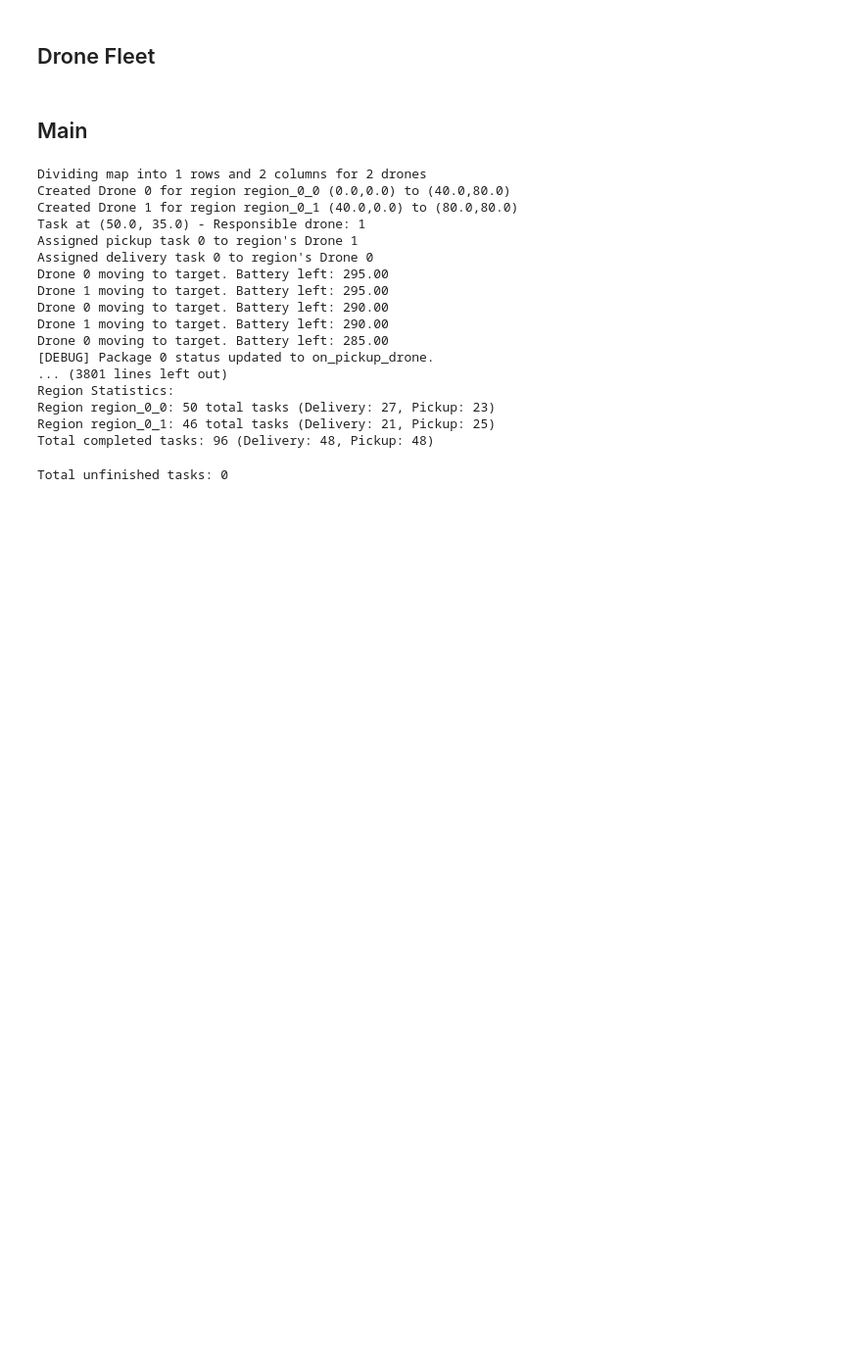
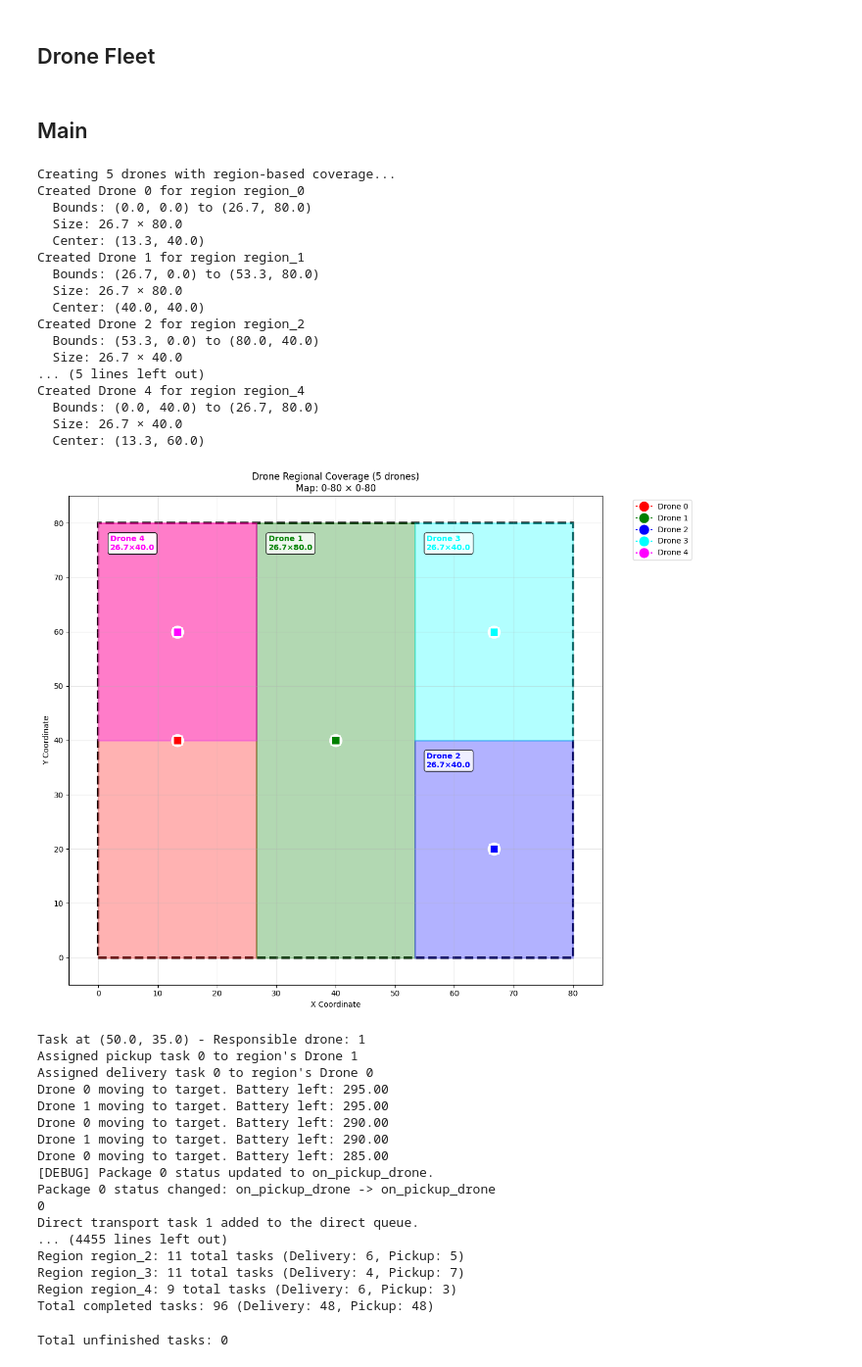
Before and after one commit to Jingren-Tang/New_Drone, a Jupyter notebook: DA_sample_project_future_assignment_regional_drone.ipynb, the cells around one changed output. Shown at 98% size. Drawn from its saved outputs; the diff is of its cells as text; code cells hidden in the pictures; blank space fills up the shorter version.

```diff
--- a/DA_sample_project_future_assignment_regional_drone.ipynb
+++ b/DA_sample_project_future_assignment_regional_drone.ipynb
@@ -3232,7 +3352,7 @@ def calculate_distance(x1, y1, x2, y2):
 
 task_queue_threshold = 5  # Threshold for batch processing
 tolerance = 10
-allow_cross_region = True  # 设置为True允许跨区域，False则限制在各自区域
+allow_cross_region = False  # 设置为True允许跨区域，False则限制在各自区域
 
 # 初始化统计信息
 task_statistics = []
@@ -3246,7 +3366,8 @@ bus_stations = [
     for index, row in bus_stations_df.iterrows()
 ]
 # 初始化模拟
-drone_fleet = DroneFleet(initial_drone_count=2)
+drone_fleet = DroneFleet(initial_drone_count=5)
+drone_fleet.visualize_regions()
 drone_fleet.task_queue_threshold = task_queue_threshold   # 创建4个区域的无人机
 
 for drone in drone_fleet.drones:
@@ -3576,50 +3697,68 @@ total_pickup_tasks = 0
 for drone in drone_fleet.drones:
     print(f"Drone {drone.drone_id}: Completed {drone.delivery_tasks_completed} delivery tasks, and {drone.pickup_tasks_completed} pickup tasks.")
     total_delivery_tasks += drone.delivery_tasks_completed
     total_pickup_tasks += drone.pickup_tasks_completed
 
 # print(f"Total completed tasks: {total_delivery_tasks + total_pickup_tasks} (Delivery: {total_delivery_tasks}, Pickup: {total_pickup_tasks})")
 
 
 # 可以添加区域统计信息
 print("\nRegion Statistics:")
 region_stats = {}
 for drone in drone_fleet.drones:
     region = drone.region
     if region not in region_stats:
         region_stats[region] = {
             'delivery_tasks': 0,
             'pickup_tasks': 0,
             'total_tasks': 0
         }
     region_stats[region]['delivery_tasks'] += drone.delivery_tasks_completed
     region_stats[region]['pickup_tasks'] += drone.pickup_tasks_completed
     region_stats[region]['total_tasks'] += drone.delivery_tasks_completed + drone.pickup_tasks_completed
 
 for region, stats in region_stats.items():
     print(f"Region {region}: {stats['total_tasks']} total tasks (Delivery: {stats['delivery_tasks']}, Pickup: {stats['pickup_tasks']})")
 print(f"Total completed tasks: {total_delivery_tasks + total_pickup_tasks} (Delivery: {total_delivery_tasks}, Pickup: {total_pickup_tasks})")
 simulation_df = pd.DataFrame(simulation_records)
 bus_simulation_df = pd.DataFrame(bus_records)
 package_simulation_df = pd.DataFrame(package_records)
 # %% [output]
-Dividing map into 1 rows and 2 columns for 2 drones
-Created Drone 0 for region region_0_0 (0.0,0.0) to (40.0,80.0)
-Created Drone 1 for region region_0_1 (40.0,0.0) to (80.0,80.0)
-Task at (50.0, 35.0) - Responsible drone: 1
-Assigned pickup task 0 to region's Drone 1
-Assigned delivery task 0 to region's Drone 0
-Drone 0 moving to target. Battery left: 295.00
-Drone 1 moving to target. Battery left: 295.00
-Drone 0 moving to target. Battery left: 290.00
-Drone 1 moving to target. Battery left: 290.00
-Drone 0 moving to target. Battery left: 285.00
-[DEBUG] Package 0 status updated to on_pickup_drone.
-... (3801 lines left out)
-Region Statistics:
-Region region_0_0: 50 total tasks (Delivery: 27, Pickup: 23)
-Region region_0_1: 46 total tasks (Delivery: 21, Pickup: 25)
-Total completed tasks: 96 (Delivery: 48, Pickup: 48)
+Creating 5 drones with region-based coverage...
+Created Drone 0 for region region_0
+  Bounds: (0.0, 0.0) to (26.7, 80.0)
+  Size: 26.7 × 80.0
+  Center: (13.3, 40.0)
+Created Drone 1 for region region_1
+  Bounds: (26.7, 0.0) to (53.3, 80.0)
+  Size: 26.7 × 80.0
+  Center: (40.0, 40.0)
+Created Drone 2 for region region_2
+  Bounds: (53.3, 0.0) to (80.0, 40.0)
+  Size: 26.7 × 40.0
+... (5 lines left out)
+Created Drone 4 for region region_4
+  Bounds: (0.0, 40.0) to (26.7, 80.0)
+  Size: 26.7 × 40.0
+  Center: (13.3, 60.0)
+[figure, added]
+Task at (50.0, 35.0) - Responsible drone: 1
+Assigned pickup task 0 to region's Drone 1
+Assigned delivery task 0 to region's Drone 0
+Drone 0 moving to target. Battery left: 295.00
+Drone 1 moving to target. Battery left: 295.00
+Drone 0 moving to target. Battery left: 290.00
+Drone 1 moving to target. Battery left: 290.00
+Drone 0 moving to target. Battery left: 285.00
+[DEBUG] Package 0 status updated to on_pickup_drone.
+Package 0 status changed: on_pickup_drone -> on_pickup_drone
+0
+Direct transport task 1 added to the direct queue.
+... (4455 lines left out)
+Region region_2: 11 total tasks (Delivery: 6, Pickup: 5)
+Region region_3: 11 total tasks (Delivery: 4, Pickup: 7)
+Region region_4: 9 total tasks (Delivery: 6, Pickup: 3)
+Total completed tasks: 96 (Delivery: 48, Pickup: 48)
 # %%
 # # print(package_simulation_df.tail(20))
 # # 计算各个指标
```
Also changed, not shown: parts of 1 cell of this notebook, 10 other files.
